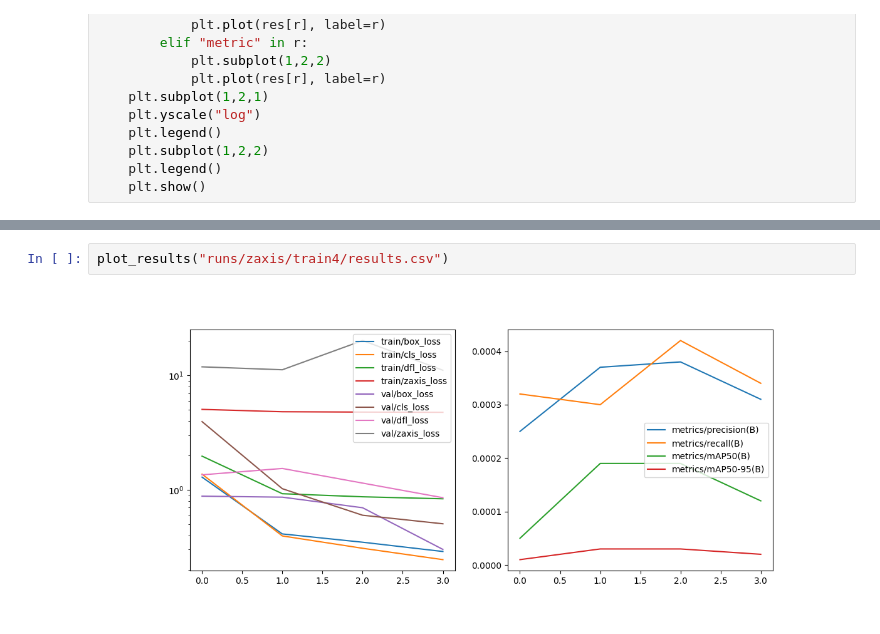
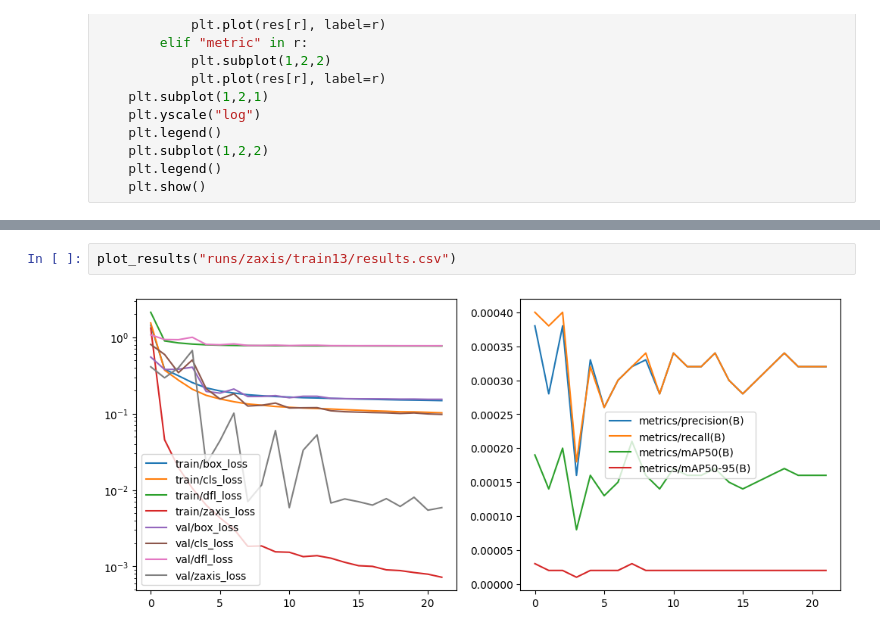
Before and after one commit to till-robert/ultralytics, a Jupyter notebook: plot_results.ipynb, the cells around one changed output, grey strips where cells are left out. Cells and saved outputs as stored; diff of their text form.

```diff
--- a/plot_results.ipynb
+++ b/plot_results.ipynb
@@ -26,4 +25,4 @@ plot_results("runs/detect/train/results.csv")
 # %%
-plot_results("runs/zaxis/train4/results.csv")
+plot_results("runs/zaxis/train13/results.csv")
 # %% [output]
-[figure, old version]
+[figure, new version]
```
Also changed, not shown: parts of 3 cells of this notebook, 8 other files.
